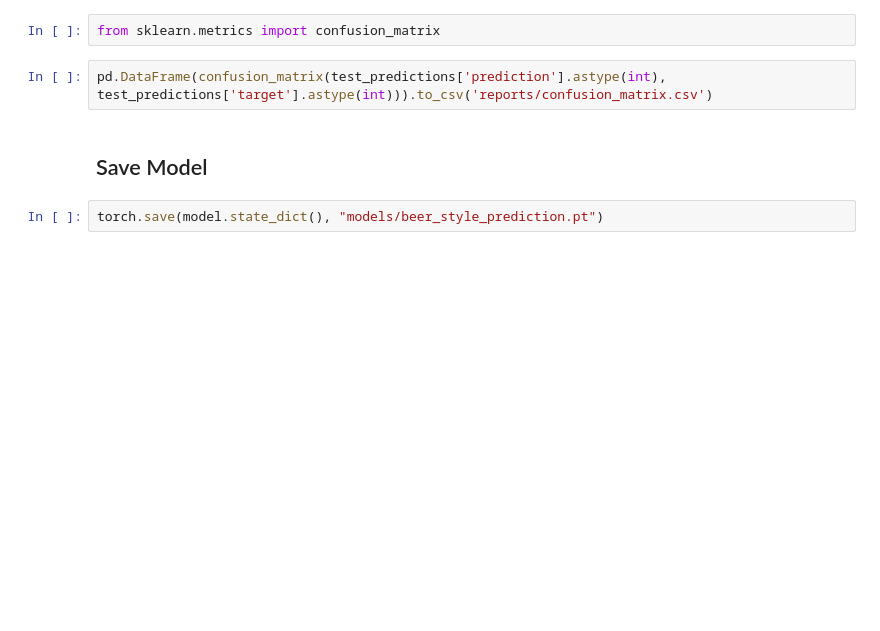
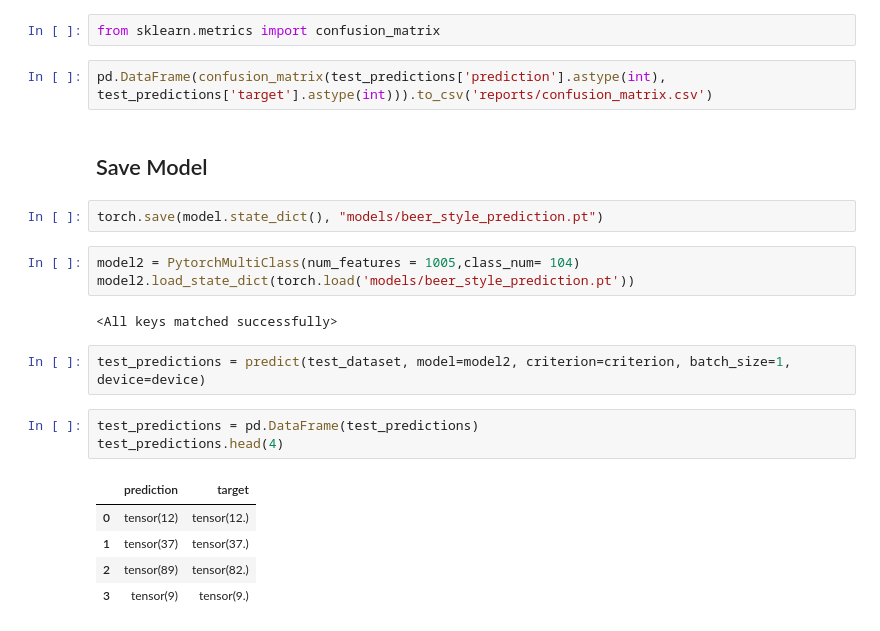
Before and after one commit to mark-brackenrig/assignment_2, a Jupyter notebook: notebooks/Initial Model.ipynb, the cells around one changed output. Drawn from its saved outputs; the diff is of its cells as text; blank space fills up the shorter version.

Commit message:
prediction for single style

```diff
--- a/notebooks/Initial Model.ipynb
+++ b/notebooks/Initial Model.ipynb
@@ -205,3 +214,19 @@ pd.DataFrame(confusion_matrix(test_predictions['prediction'].astype(int), test_p
 ## Save Model
 # %%
 torch.save(model.state_dict(), "models/beer_style_prediction.pt")
+# %%
+model2 = PytorchMultiClass(num_features = 1005,class_num= 104)
+model2.load_state_dict(torch.load('models/beer_style_prediction.pt'))
+# %% [output]
+<All keys matched successfully>
+# %%
+test_predictions = predict(test_dataset, model=model2, criterion=criterion, batch_size=1, device=device)
+# %%
+test_predictions = pd.DataFrame(test_predictions)
+test_predictions.head(4)
+# %% [output]
+|  | prediction | target |
+| 0 | tensor(12) | tensor(12.) |
+| 1 | tensor(37) | tensor(37.) |
+| 2 | tensor(89) | tensor(82.) |
+| 3 | tensor(9) | tensor(9.) |
```
Also changed, not shown: parts of 8 cells of this notebook, 8 other files.
